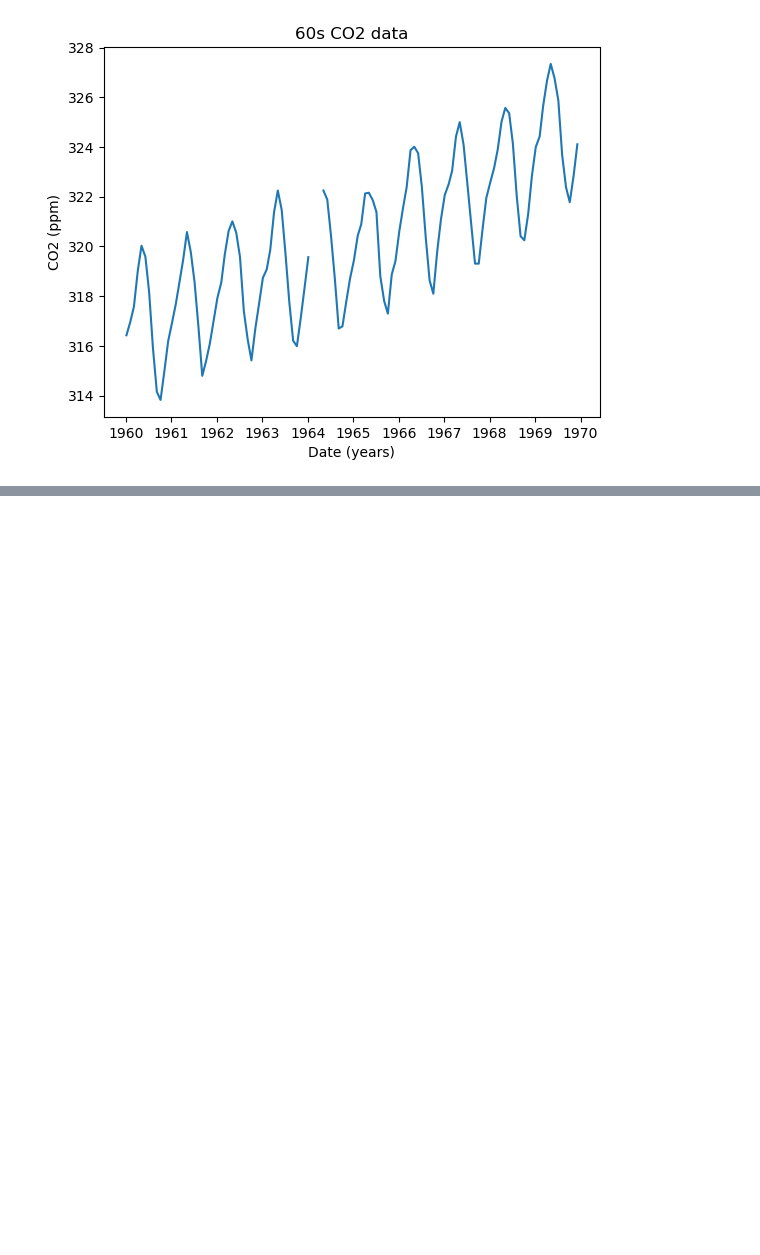
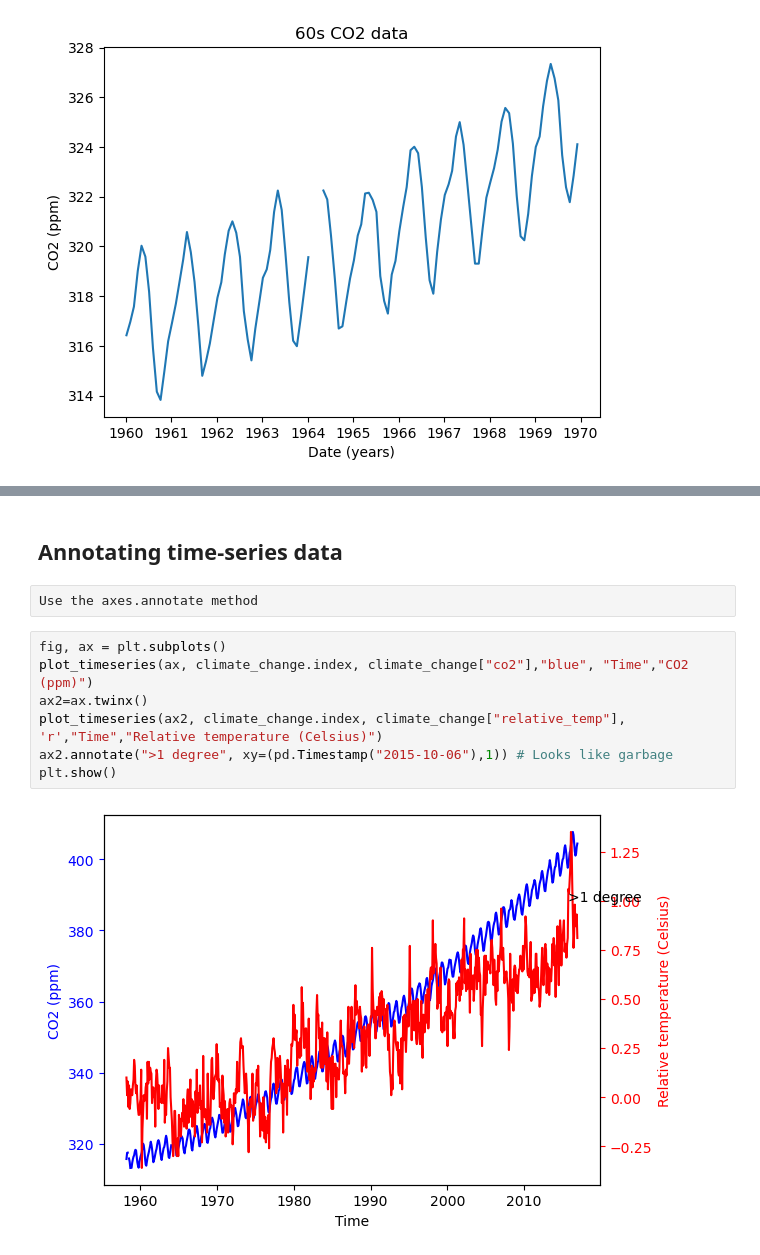
Before and after one commit to LucasFinney/data-portfolio, a Jupyter notebook: Intro to data viz with Matplotlib/Plotting time-series data.ipynb, the cells around one changed output, grey strips where cells are left out. Drawn from its saved outputs; the diff is of its cells as text; blank space fills up the shorter version.

```diff
--- a/Intro to data viz with Matplotlib/Plotting time-series data.ipynb
+++ b/Intro to data viz with Matplotlib/Plotting time-series data.ipynb
@@ -113,0 +173,13 @@ plt.show()
+# %% [markdown]
+## Annotating time-series data
+# %% [raw]
+Use the axes.annotate method
+# %%
+fig, ax = plt.subplots()
+plot_timeseries(ax, climate_change.index, climate_change["co2"],"blue", "Time","CO2 (ppm)")
+ax2=ax.twinx()
+plot_timeseries(ax2, climate_change.index, climate_change["relative_temp"], 'r',"Time","Relative temperature (Celsius)")
+ax2.annotate(">1 degree", xy=(pd.Timestamp("2015-10-06"),1)) # Looks like garbage
+plt.show()
+# %% [output]
+[figure, added]
```
Also changed, not shown: parts of 13 cells of this notebook.
